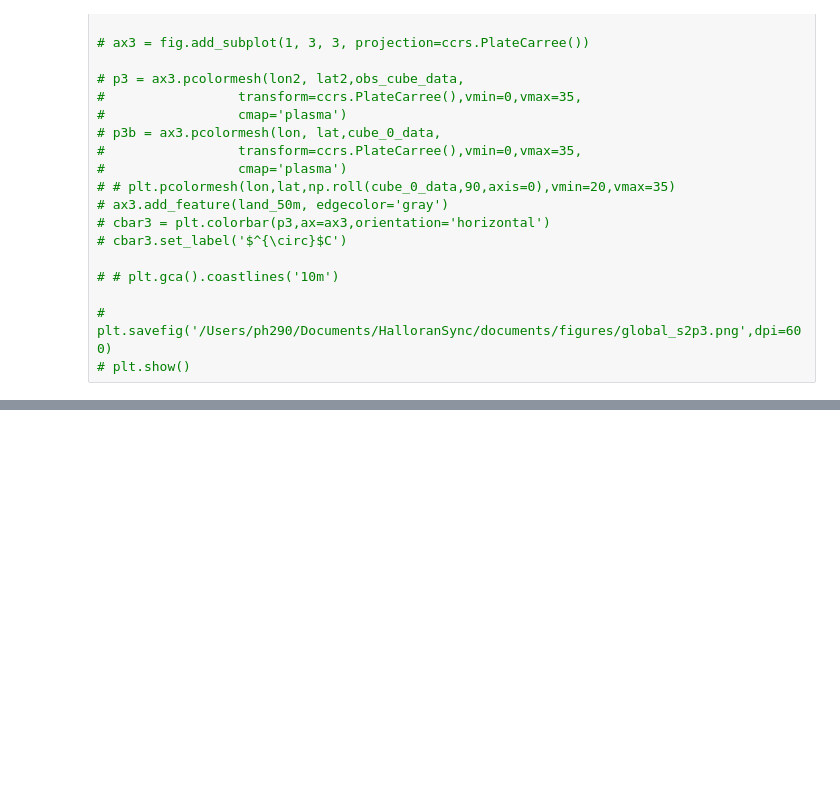
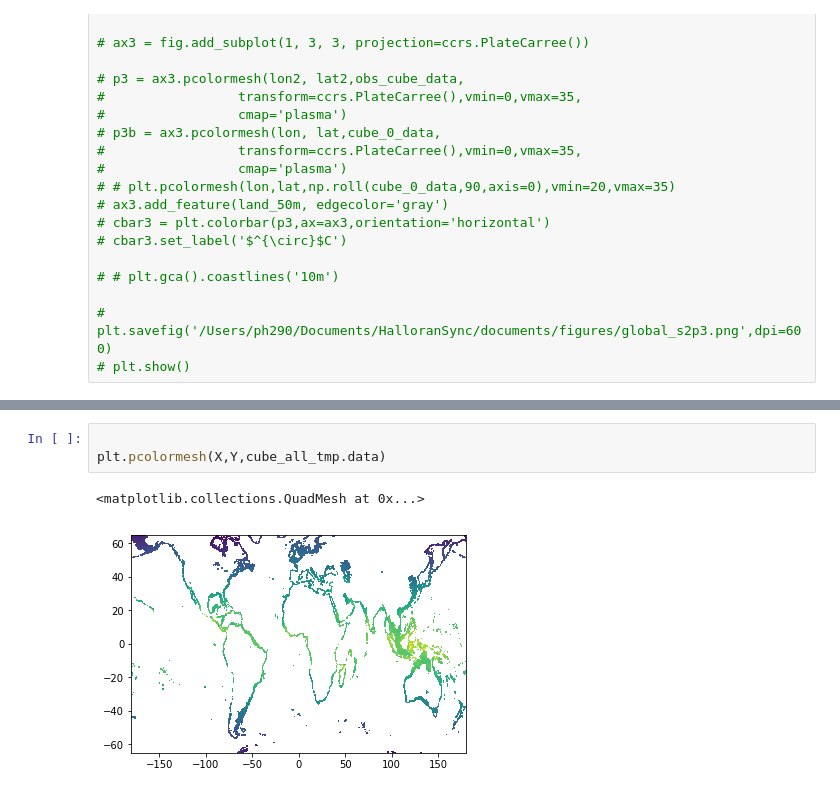
Before and after one commit to PaulHalloran/Jupiter_notebooks_halloran, a Jupyter notebook: ecmwf_era5_s2p3_global.ipynb, the cells around one changed output, grey strips where cells are left out. Drawn from its saved outputs; the diff is of its cells as text; blank space fills up the shorter version.

```diff
--- a/ecmwf_era5_s2p3_global.ipynb
+++ b/ecmwf_era5_s2p3_global.ipynb
@@ -274,0 +350,6 @@ f
+# %%
+
+plt.pcolormesh(X,Y,cube_all_tmp.data)
+# %% [output]
+<matplotlib.collections.QuadMesh at 0x...>
+[figure, added]
```
Also changed, not shown: parts of 15 cells of this notebook, 8 other files.
